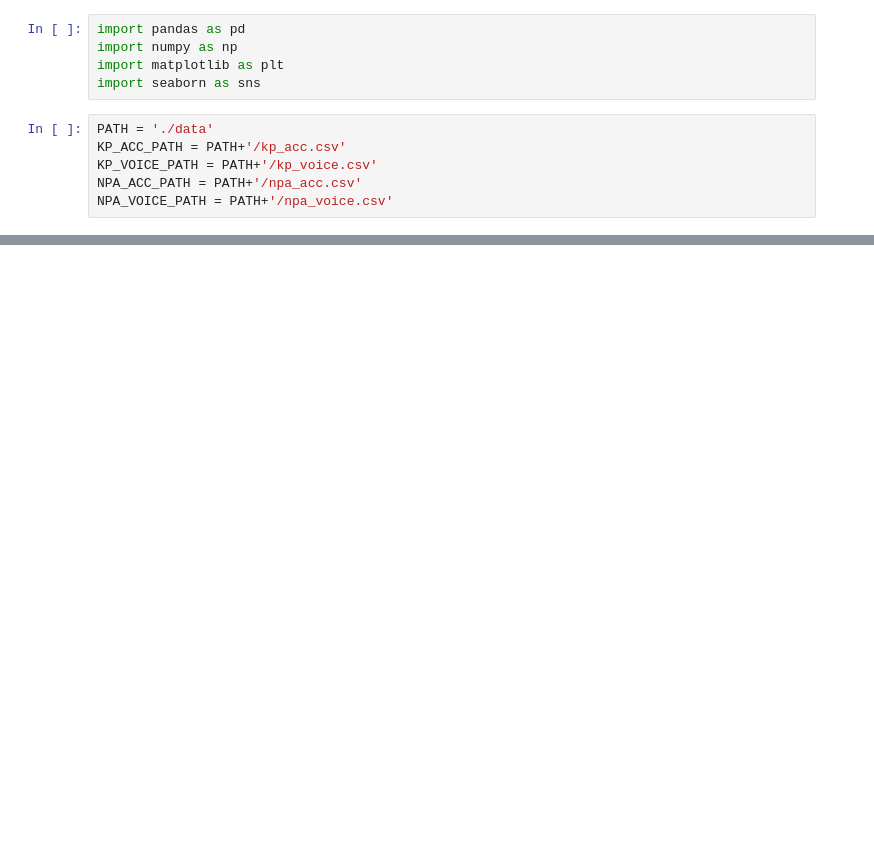
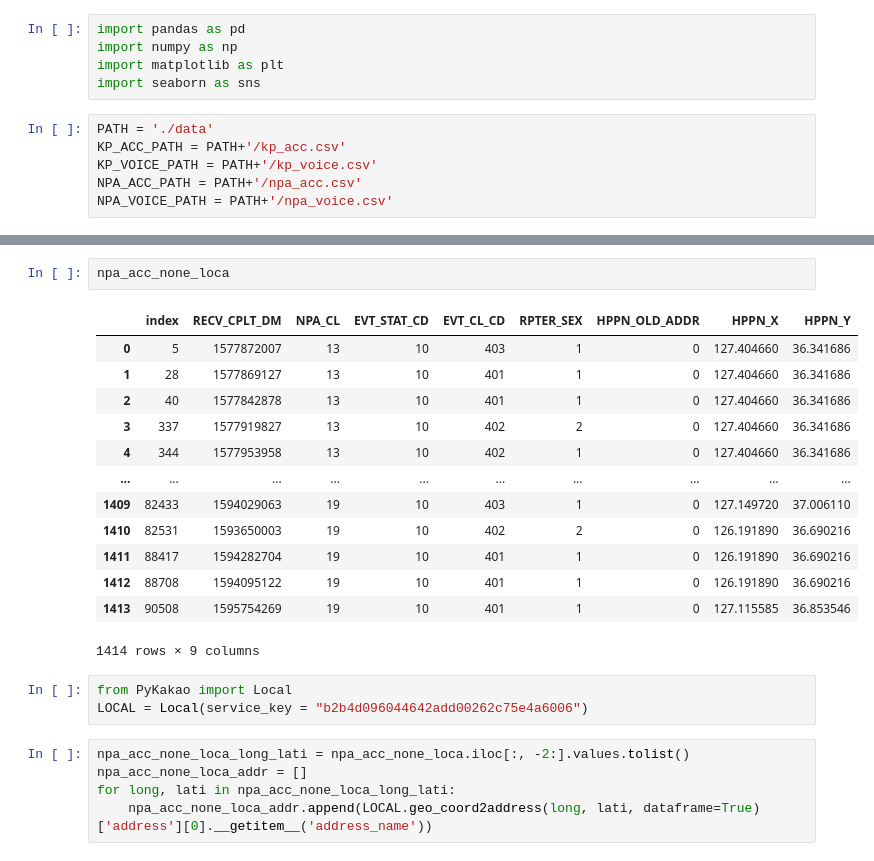
Before and after one commit to C0DE-SAGE/Data-Analysis-Competition, a Jupyter notebook: analyze.ipynb, the cells around one changed output, grey strips where cells are left out. Drawn from its saved outputs; the diff is of its cells as text; blank space fills up the shorter version.

Commit message:
use kakao api

```diff
--- a/analyze.ipynb
+++ b/analyze.ipynb
@@ -78,0 +94,24 @@ npa_voice len : 10779
+# %%
+npa_acc_none_loca
+# %% [output]
+|  | index | RECV_CPLT_DM | NPA_CL | EVT_STAT_CD | EVT_CL_CD | RPTER_SEX | HPPN_OLD_ADDR | HPPN_X | HPPN_Y |
+| 0 | 5 | 1577872007 | 13 | 10 | 403 | 1 | 0 | 127.404660 | 36.341686 |
+| 1 | 28 | 1577869127 | 13 | 10 | 401 | 1 | 0 | 127.404660 | 36.341686 |
+| 2 | 40 | 1577842878 | 13 | 10 | 401 | 1 | 0 | 127.404660 | 36.341686 |
+| 3 | 337 | 1577919827 | 13 | 10 | 402 | 2 | 0 | 127.404660 | 36.341686 |
+| 4 | 344 | 1577953958 | 13 | 10 | 402 | 1 | 0 | 127.404660 | 36.341686 |
+| ... | ... | ... | ... | ... | ... | ... | ... | ... | ... |
+| 1409 | 82433 | 1594029063 | 19 | 10 | 403 | 1 | 0 | 127.149720 | 37.006110 |
+| 1410 | 82531 | 1593650003 | 19 | 10 | 402 | 2 | 0 | 126.191890 | 36.690216 |
+| 1411 | 88417 | 1594282704 | 19 | 10 | 401 | 1 | 0 | 126.191890 | 36.690216 |
+| 1412 | 88708 | 1594095122 | 19 | 10 | 401 | 1 | 0 | 126.191890 | 36.690216 |
+| 1413 | 90508 | 1595754269 | 19 | 10 | 401 | 1 | 0 | 127.115585 | 36.853546 |
+1414 rows × 9 columns
+# %%
+from PyKakao import Local
+LOCAL = Local(service_key = "b2b4d096044642add00262c75e4a6006")
+# %%
+npa_acc_none_loca_long_lati = npa_acc_none_loca.iloc[:, -2:].values.tolist()
+npa_acc_none_loca_addr = []
+for long, lati in npa_acc_none_loca_long_lati:
+    npa_acc_none_loca_addr.append(LOCAL.geo_coord2address(long, lati, dataframe=True)['address'][0].__getitem__('address_name'))
```
Also changed, not shown: parts of 17 cells of this notebook, 6 other files.
